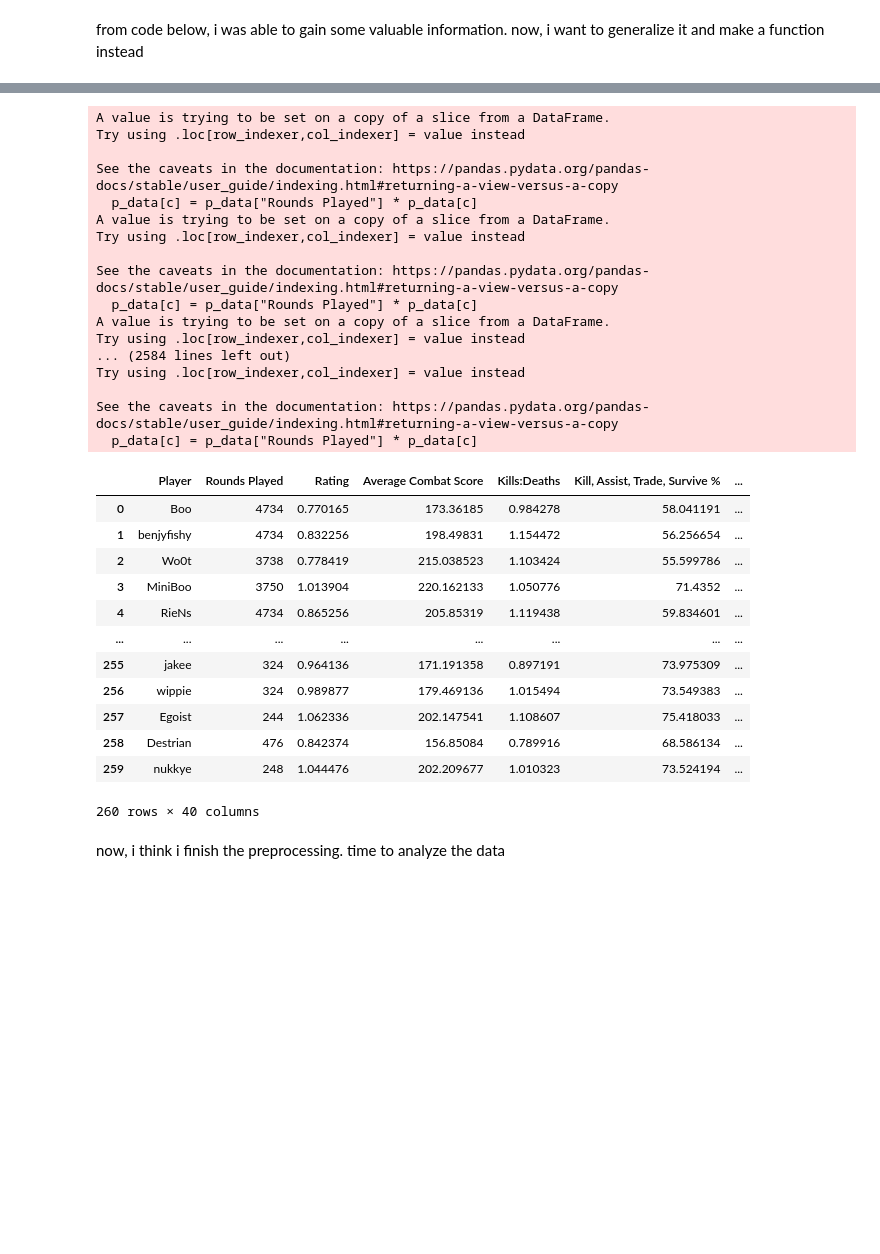
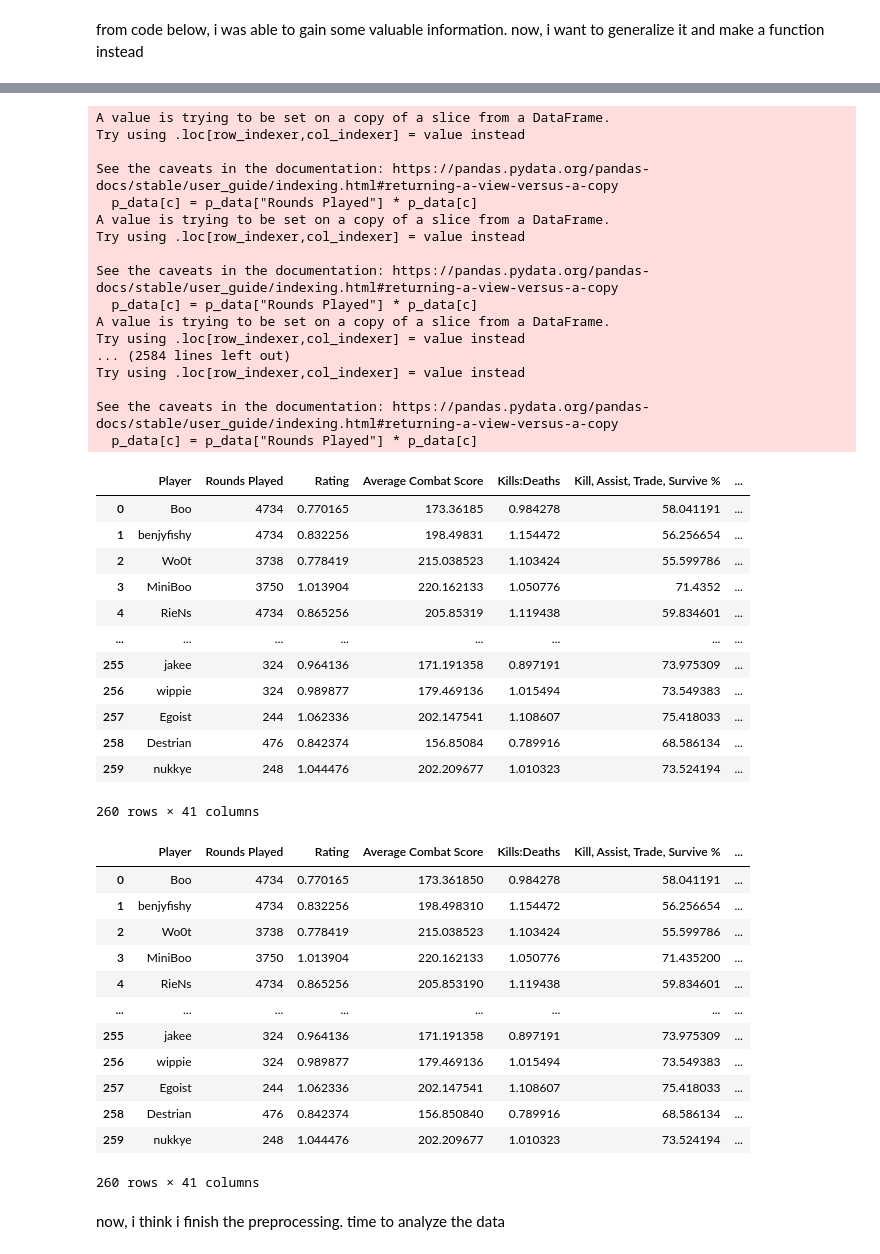
Before and after one commit to nabilrakaiza/val_project, a Jupyter notebook: notebook.ipynb, the cells around one changed output, grey strips where cells are left out. Saved outputs shown, nothing was run; the diff lists cells and outputs as text; code cells hidden in the pictures; blank space fills up the shorter version.

```diff
--- a/notebook.ipynb
+++ b/notebook.ipynb
@@ -246,6 +244,9 @@ def get_data_from_player(df, player_name):
     rd = new_data["Rounds Played"]
     new_data[col] = new_data[col]/rd
     new_data = new_data.drop(labels=["Player", "Agents"])
+
+    new_data["Maximum Kills in a Single Map"] = p_data["Maximum Kills in a Single Map"].max()
+    new_data["number of agents played"] = p_data["Agents"].nunique()
 
     dic = data.get_group(player_name)["Agents"].value_counts().to_dict()
     dic
@@ -317,4 +318,4 @@ See the caveats in the documentation: https://pandas.pydata.org/pandas-docs/stab
 | 257 | Egoist | 244 | 1.062336 | 202.147541 | 1.108607 | 75.418033 | ... |
 | 258 | Destrian | 476 | 0.842374 | 156.85084 | 0.789916 | 68.586134 | ... |
 | 259 | nukkye | 248 | 1.044476 | 202.209677 | 1.010323 | 73.524194 | ... |
-260 rows × 40 columns
+260 rows × 41 columns
@@ -321,2 +366,18 @@ See the caveats in the documentation: https://pandas.pydata.org/pandas-docs/stab
+# %%
+dataframe_player
+# %% [output]
+|  | Player | Rounds Played | Rating | Average Combat Score | Kills:Deaths | Kill, Assist, Trade, Survive % | ... |
+| 0 | Boo | 4734 | 0.770165 | 173.361850 | 0.984278 | 58.041191 | ... |
+| 1 | benjyfishy | 4734 | 0.832256 | 198.498310 | 1.154472 | 56.256654 | ... |
+| 2 | Wo0t | 3738 | 0.778419 | 215.038523 | 1.103424 | 55.599786 | ... |
+| 3 | MiniBoo | 3750 | 1.013904 | 220.162133 | 1.050776 | 71.435200 | ... |
+| 4 | RieNs | 4734 | 0.865256 | 205.853190 | 1.119438 | 59.834601 | ... |
+| ... | ... | ... | ... | ... | ... | ... | ... |
+| 255 | jakee | 324 | 0.964136 | 171.191358 | 0.897191 | 73.975309 | ... |
+| 256 | wippie | 324 | 0.989877 | 179.469136 | 1.015494 | 73.549383 | ... |
+| 257 | Egoist | 244 | 1.062336 | 202.147541 | 1.108607 | 75.418033 | ... |
+| 258 | Destrian | 476 | 0.842374 | 156.850840 | 0.789916 | 68.586134 | ... |
+| 259 | nukkye | 248 | 1.044476 | 202.209677 | 1.010323 | 73.524194 | ... |
+260 rows × 41 columns
 # %% [markdown]
 now, i think i finish the preprocessing. time to analyze the data
```
Also changed, not shown: parts of 2 cells of this notebook.
